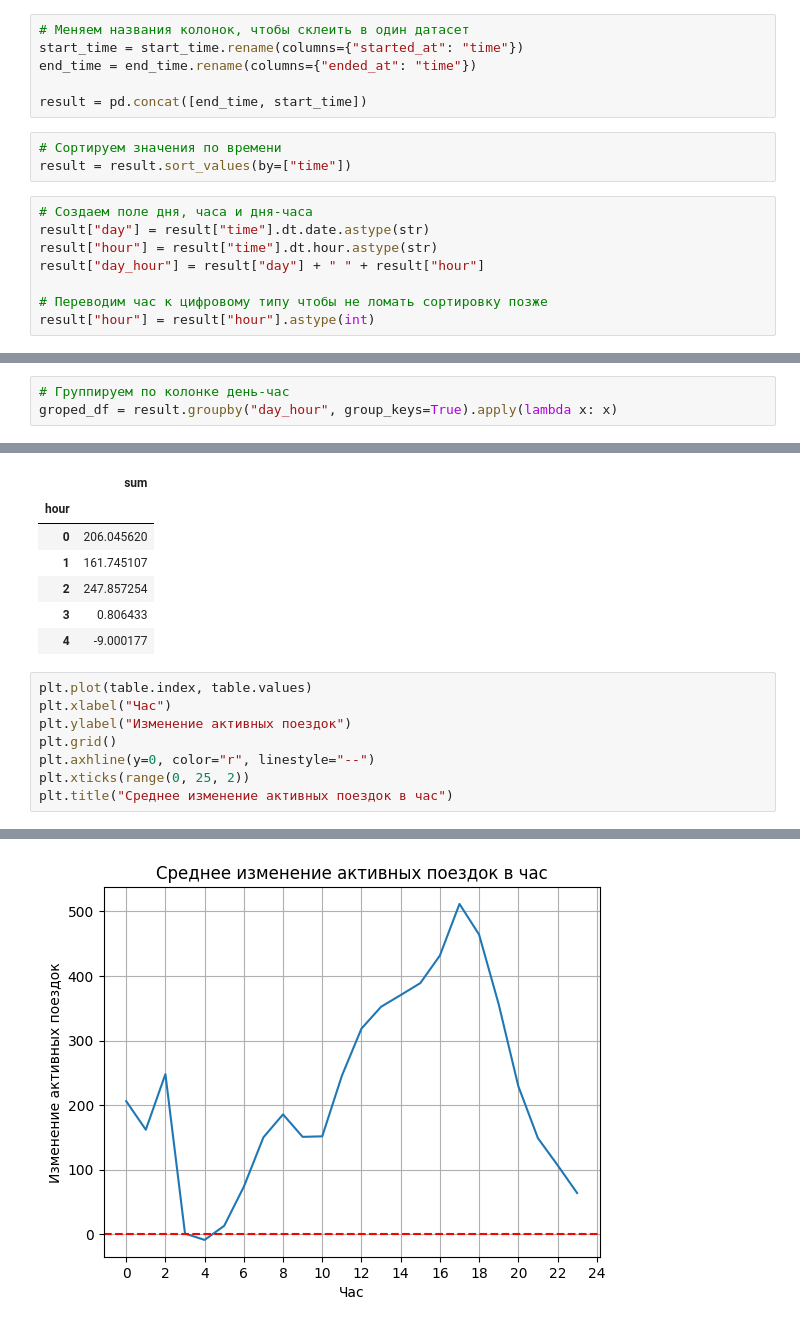
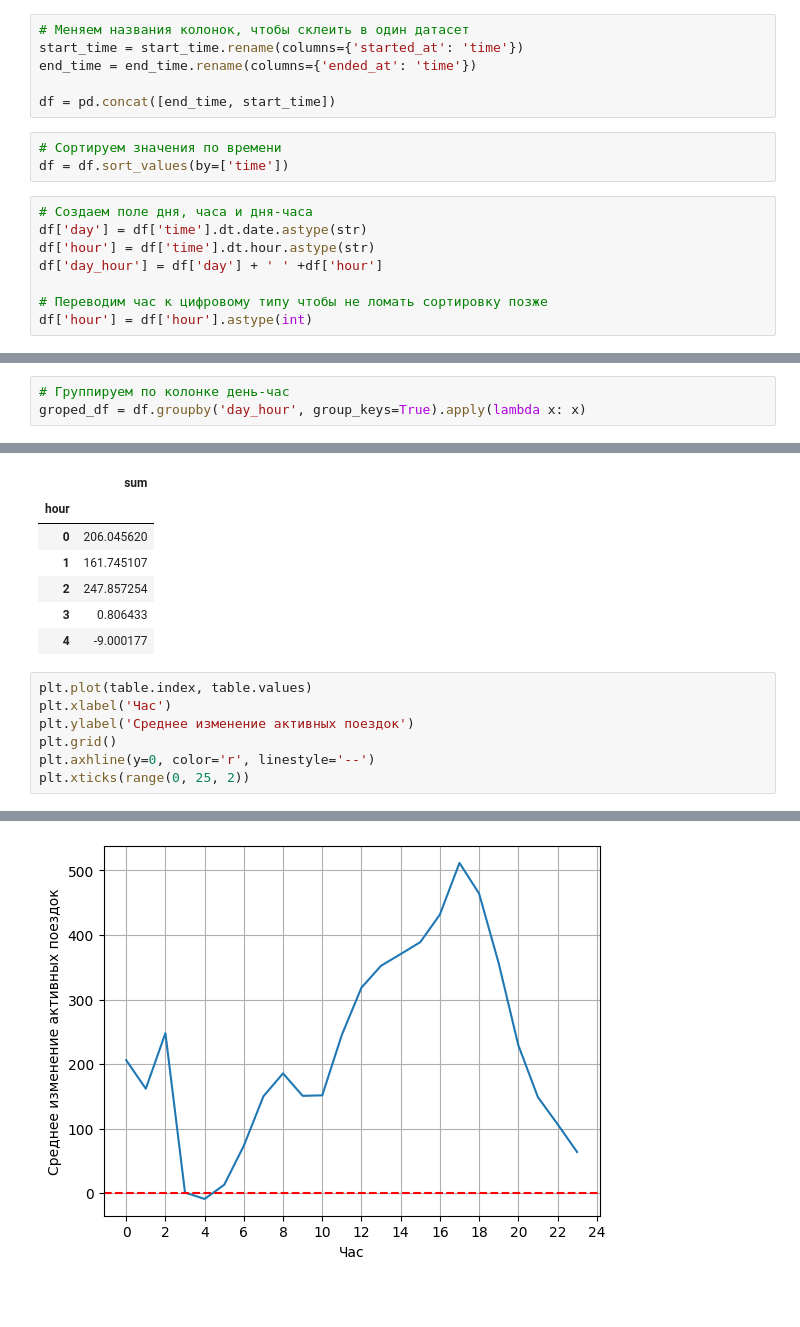
Before and after one commit to kapibarr/big-data-project, a Jupyter notebook: load_model.ipynb, the cells around one changed output, grey strips where cells are left out. Saved outputs shown, nothing was run; the diff lists cells and outputs as text; blank space fills up the shorter version.

```diff
--- a/load_model.ipynb
+++ b/load_model.ipynb
@@ -32,18 +28,18 @@ end_time["result"] = -1
 # %%
 # Меняем названия колонок, чтобы склеить в один датасет
-start_time = start_time.rename(columns={"started_at": "time"})
-end_time = end_time.rename(columns={"ended_at": "time"})
+start_time = start_time.rename(columns={'started_at': 'time'})
+end_time = end_time.rename(columns={'ended_at': 'time'})
 
-result = pd.concat([end_time, start_time])
+df = pd.concat([end_time, start_time])
 # %%
 # Сортируем значения по времени
-result = result.sort_values(by=["time"])
+df = df.sort_values(by=['time'])
 # %%
 # Создаем поле дня, часа и дня-часа
-result["day"] = result["time"].dt.date.astype(str)
-result["hour"] = result["time"].dt.hour.astype(str)
-result["day_hour"] = result["day"] + " " + result["hour"]
+df['day'] = df['time'].dt.date.astype(str)
+df['hour'] = df['time'].dt.hour.astype(str)
+df['day_hour'] = df['day'] + ' ' +df['hour']
 
 # Переводим час к цифровому типу чтобы не ломать сортировку позже
-result["hour"] = result["hour"].astype(int)
+df['hour'] = df['hour'].astype(int)
 # %%
@@ -57,6 +53,6 @@ result.head()
 | 73485 | 2022-01-01 00:02:14 | 1 | 2022-01-01 | 0 | 2022-01-01 0 |
 # %%
 # Группируем по колонке день-час
-groped_df = result.groupby("day_hour", group_keys=True).apply(lambda x: x)
+groped_df = df.groupby('day_hour', group_keys=True).apply(lambda x: x)
 # %%
 # Создаем колонку со значениями прошлое значение колонки + значение ['result'], таким образом получаем количество активных поездок
@@ -113,10 +106,9 @@ table.head()
 | 4 | -9.000177 |
 # %%
 plt.plot(table.index, table.values)
-plt.xlabel("Час")
-plt.ylabel("Изменение активных поездок")
+plt.xlabel('Час')
+plt.ylabel('Среднее изменение активных поездок')
 plt.grid()
-plt.axhline(y=0, color="r", linestyle="--")
+plt.axhline(y=0, color='r', linestyle='--')
 plt.xticks(range(0, 25, 2))
-plt.title("Среднее изменение активных поездок в час")
 # %% [output]
@@ -124 +132 @@ Text(0.5, 1.0, 'Среднее изменение активных поездо
-[figure, old version]
+[figure, new version]
```
Also changed, not shown: parts of 12 cells of this notebook.
